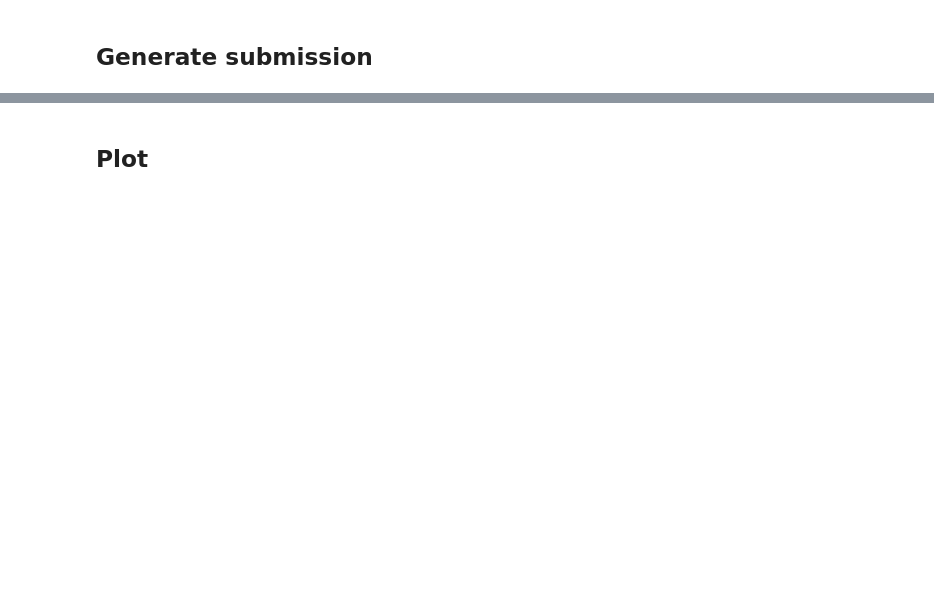
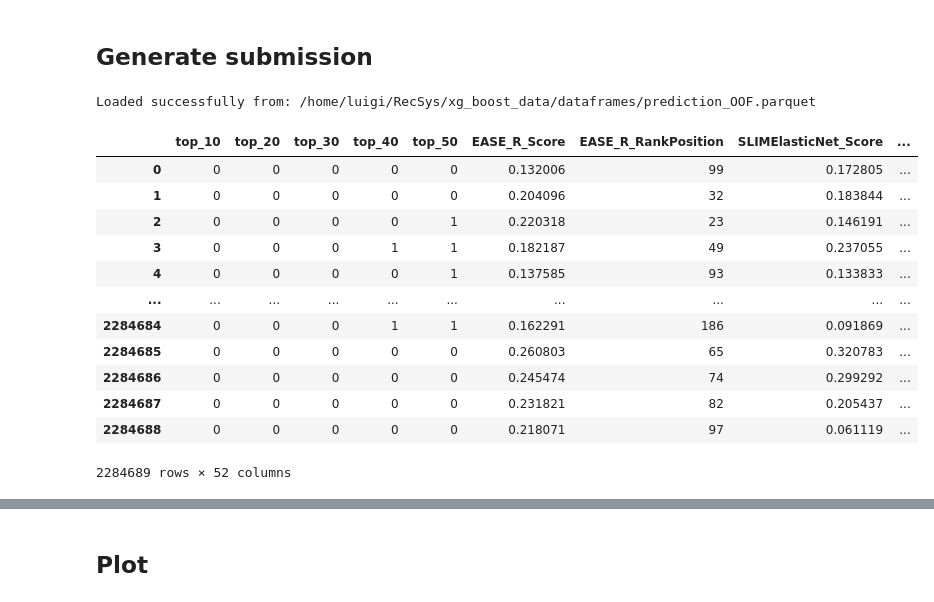
Before and after one commit to Lv1g1/RecSys-Challenge-2025, a Jupyter notebook: Challenge/final_pipeline/prediction.ipynb, the cells around one changed output, grey strips where cells are left out. Cells and saved outputs as stored; diff of their text form; code cells hidden in the pictures; blank space fills up the shorter version.

```diff
--- a/Challenge/final_pipeline/prediction.ipynb
+++ b/Challenge/final_pipeline/prediction.ipynb
@@ -251,25 +337,39 @@ KeyboardInterrupt:
 # %%
 file_path = os.path.join(XGBOOST_DATAFRAMES, "prediction_OOF.parquet")
 
 X_pred = pd.read_parquet(
     file_path,
     engine='fastparquet',
     columns=['UserID', 'ItemID'] + feature_cols
 )
 
 print(f"Loaded successfully from: {file_path}")
 
 # Reorder val columns to match training set
-feature_cols = [c for c in X_train.columns if c != 'Label'] + ['UserID', 'ItemID']
-X_pred = X_pred[feature_cols]
+X_pred = X_pred[feature_cols + ['UserID', 'ItemID']]
 
 # Make categorical features if any
 for col in ['User_Cluster', 'Item_Cluster', 'Cluster_Interaction']:
     X_pred[col] = X_pred[col].astype('category')
 
 assert X_pred['UserID'].is_monotonic_increasing, "Validation set is not sorted by UserID!"
 
 X_pred
+# %% [output]
+Loaded successfully from: /home/luigi/RecSys/xg_boost_data/dataframes/prediction_OOF.parquet
+|  | top_10 | top_20 | top_30 | top_40 | top_50 | EASE_R_Score | EASE_R_RankPosition | SLIMElasticNet_Score | ... |
+| 0 | 0 | 0 | 0 | 0 | 0 | 0.132006 | 99 | 0.172805 | ... |
+| 1 | 0 | 0 | 0 | 0 | 0 | 0.204096 | 32 | 0.183844 | ... |
+| 2 | 0 | 0 | 0 | 0 | 1 | 0.220318 | 23 | 0.146191 | ... |
+| 3 | 0 | 0 | 0 | 1 | 1 | 0.182187 | 49 | 0.237055 | ... |
+| 4 | 0 | 0 | 0 | 0 | 1 | 0.137585 | 93 | 0.133833 | ... |
+| ... | ... | ... | ... | ... | ... | ... | ... | ... | ... |
+| 2284684 | 0 | 0 | 0 | 1 | 1 | 0.162291 | 186 | 0.091869 | ... |
+| 2284685 | 0 | 0 | 0 | 0 | 0 | 0.260803 | 65 | 0.320783 | ... |
+| 2284686 | 0 | 0 | 0 | 0 | 0 | 0.245474 | 74 | 0.299292 | ... |
+| 2284687 | 0 | 0 | 0 | 0 | 0 | 0.231821 | 82 | 0.205437 | ... |
+| 2284688 | 0 | 0 | 0 | 0 | 0 | 0.218071 | 97 | 0.061119 | ... |
+2284689 rows × 52 columns
 # %%
 class VotingXGBRanker:
     def __init__(self, models):
```
Also changed, not shown: parts of 7 cells of this notebook, 3 other files.
